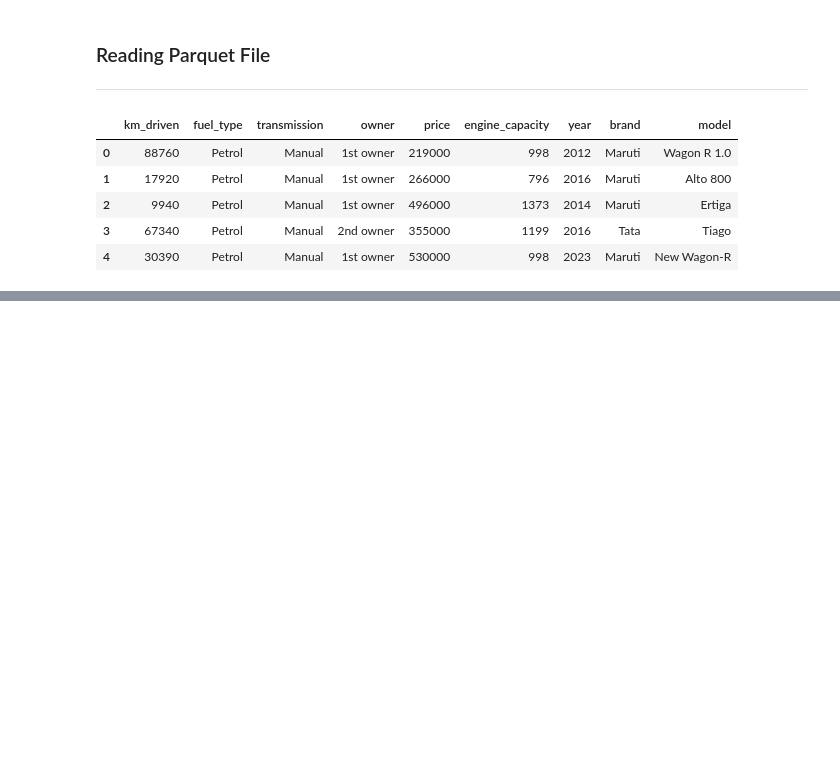
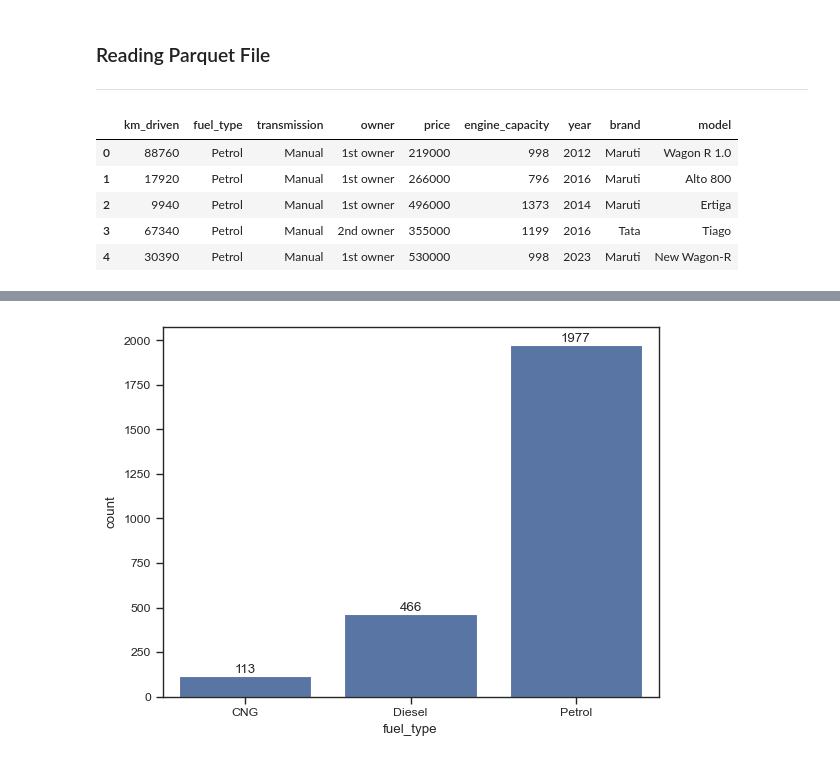
Before and after one commit to TheMrityunjayPathak/AutoIQ, a Jupyter notebook: notebooks/step_3_exploratory_data_analysis.ipynb, the cells around one changed output, grey strips where cells are left out. Drawn from its saved outputs; the diff is of its cells as text; code cells hidden in the pictures; blank space fills up the shorter version.

```diff
--- a/notebooks/step_3_exploratory_data_analysis.ipynb
+++ b/notebooks/step_3_exploratory_data_analysis.ipynb
@@ -47,0 +87,13 @@ for column in cat_col:
+# %%
+# Removing Electric from "fuel_type" column
+cars = cars[~cars['fuel_type'].isin(['Electric'])]
+# %%
+# Removing unused categories from "fuel_type" column
+cars['fuel_type'] = cars['fuel_type'].cat.remove_unused_categories()
+# %%
+# Count of different categories in "fuel_type" column after transformation
+ax = sns.countplot(x=cars['fuel_type'], order=cars['fuel_type'].value_counts(ascending=True).index)
+ax.bar_label(ax.containers[0])
+plt.show()
+# %% [output]
+[figure, added]
```
Also changed, not shown: parts of 6 cells of this notebook.
